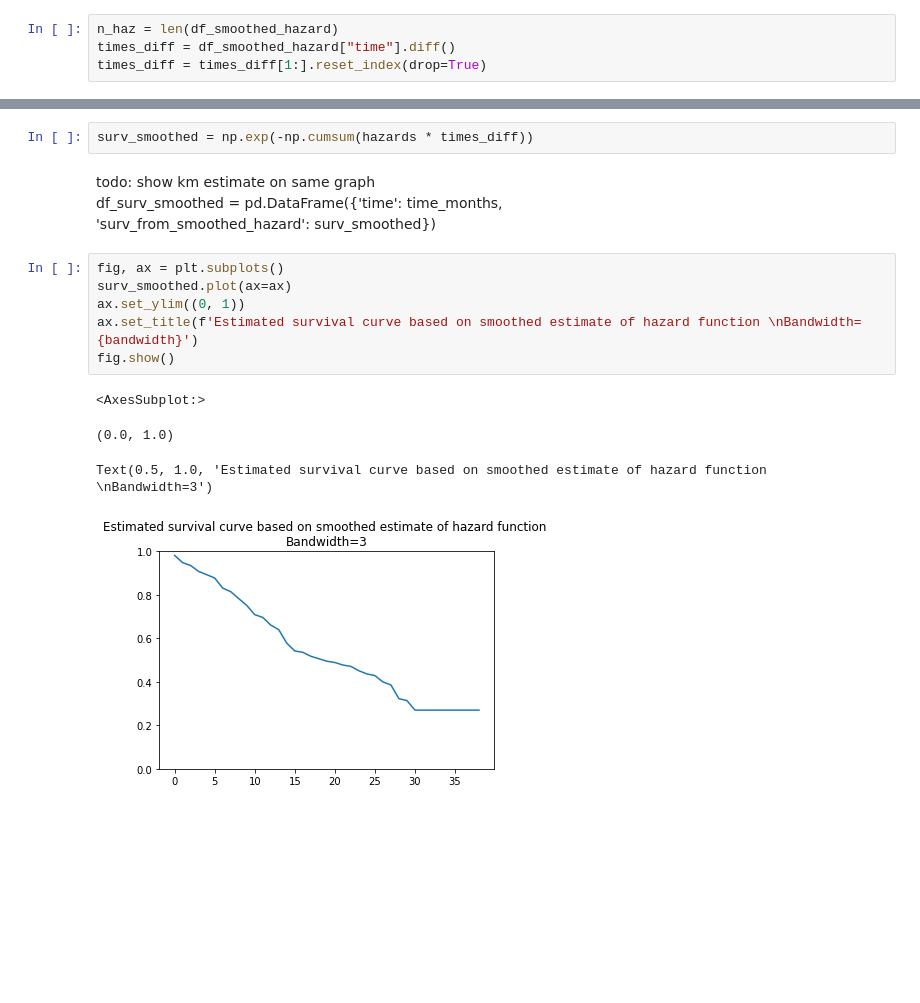
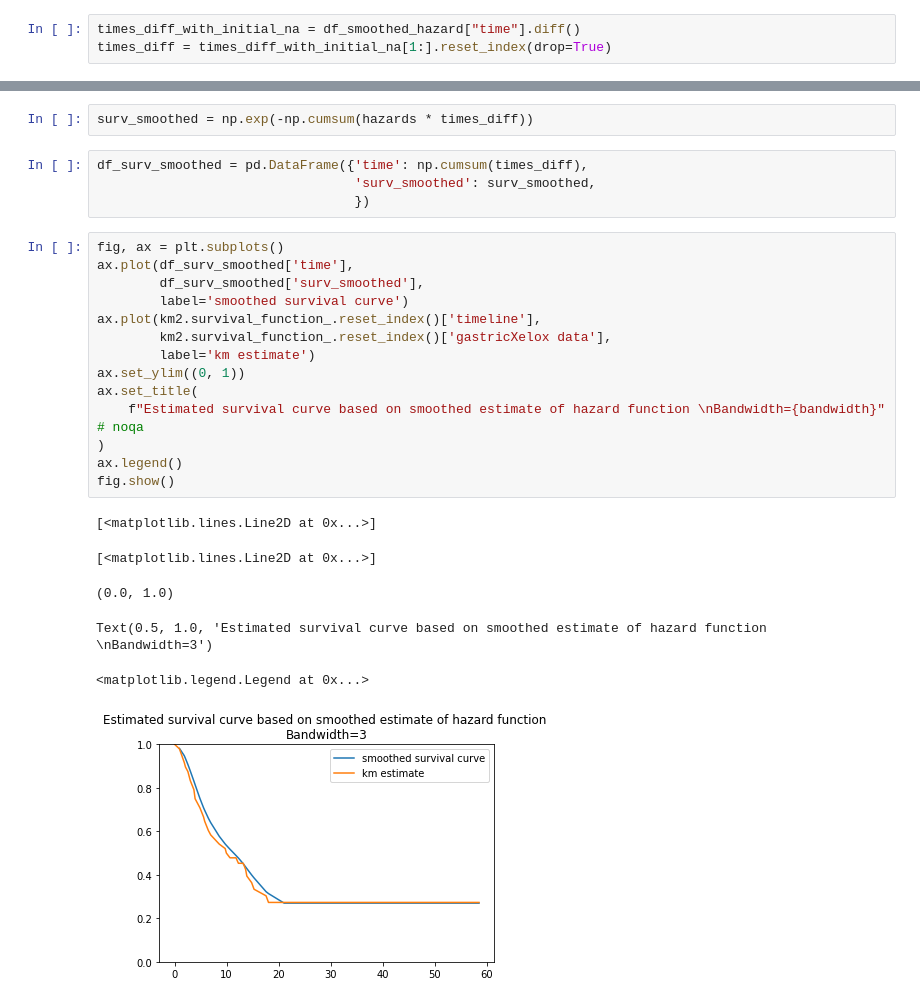
Before and after one commit to nayefahmad/survival-analysis-notes, a Jupyter notebook: src/2022-02-10_km-curve-lifelines.ipynb, the cells around one changed output, grey strips where cells are left out. Saved outputs shown, nothing was run; the diff lists cells and outputs as text; blank space fills up the shorter version.

```diff
--- a/src/2022-02-10_km-curve-lifelines.ipynb
+++ b/src/2022-02-10_km-curve-lifelines.ipynb
@@ -207,24 +218,33 @@ df_smoothed_hazard.tail()
 # %%
-n_haz = len(df_smoothed_hazard)
-times_diff = df_smoothed_hazard["time"].diff()
-times_diff = times_diff[1:].reset_index(drop=True)
+times_diff_with_initial_na = df_smoothed_hazard["time"].diff()
+times_diff = times_diff_with_initial_na[1:].reset_index(drop=True)
 # %%
 hazards = df_smoothed_hazard["hazard_estimate"][0:-1]
 assert len(hazards) == len(times_diff)
 # %%
 surv_smoothed = np.exp(-np.cumsum(hazards * times_diff))
-# %% [markdown]
-todo: show km estimate on same graph<br>
-df_surv_smoothed = pd.DataFrame({'time': time_months,<br>
-                                 'surv_from_smoothed_hazard': surv_smoothed})
+# %%
+df_surv_smoothed = pd.DataFrame({'time': np.cumsum(times_diff),
+                                 'surv_smoothed': surv_smoothed,
+                                 })
 # %%
 fig, ax = plt.subplots()
-surv_smoothed.plot(ax=ax)
+ax.plot(df_surv_smoothed['time'],
+        df_surv_smoothed['surv_smoothed'],
+        label='smoothed survival curve')
+ax.plot(km2.survival_function_.reset_index()['timeline'],
+        km2.survival_function_.reset_index()['gastricXelox data'],
+        label='km estimate')
 ax.set_ylim((0, 1))
-ax.set_title(f'Estimated survival curve based on smoothed estimate of hazard function \nBandwidth={bandwidth}')
+ax.set_title(
+    f"Estimated survival curve based on smoothed estimate of hazard function \nBandwidth={bandwidth}"  # noqa
+)
+ax.legend()
 fig.show()
 # %% [output]
-<AxesSubplot:>
+[<matplotlib.lines.Line2D at 0x...>]
-(0.0, 1.0)
+[<matplotlib.lines.Line2D at 0x...>]
-Text(0.5, 1.0, 'Estimated survival curve based on smoothed estimate of hazard function \nBandwidth=3')
+(0.0, 1.0)
+Text(0.5, 1.0, 'Estimated survival curve based on smoothed estimate of hazard function \nBandwidth=3')
+<matplotlib.legend.Legend at 0x...>
-[figure, old version]
+[figure, new version]
```
Also changed, not shown: parts of 6 cells of this notebook, 1 other file.
